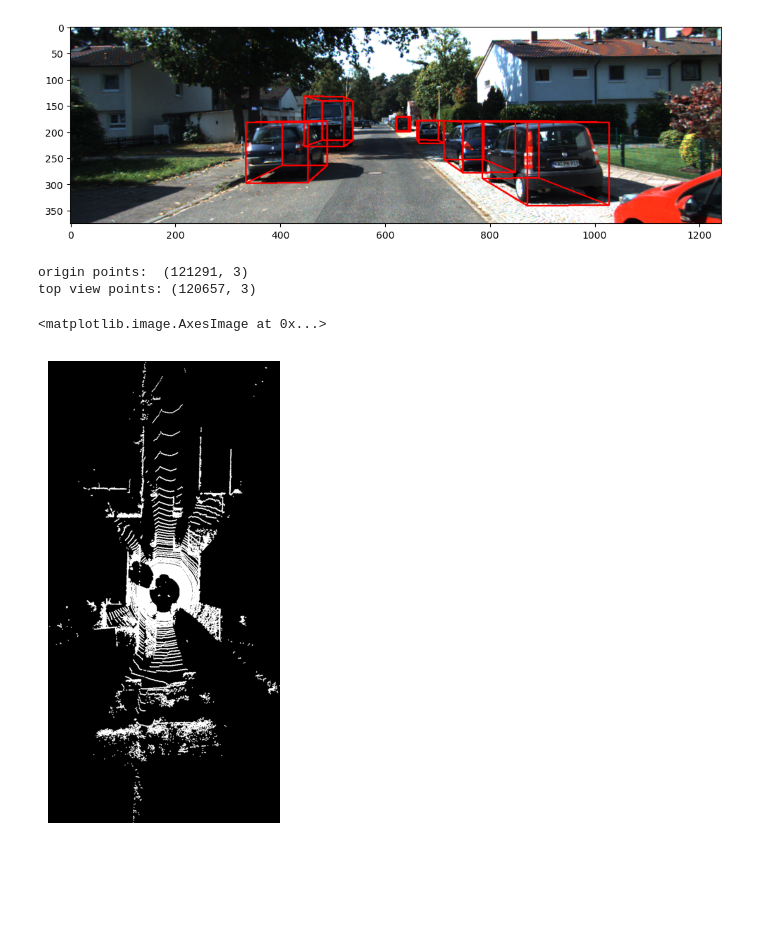
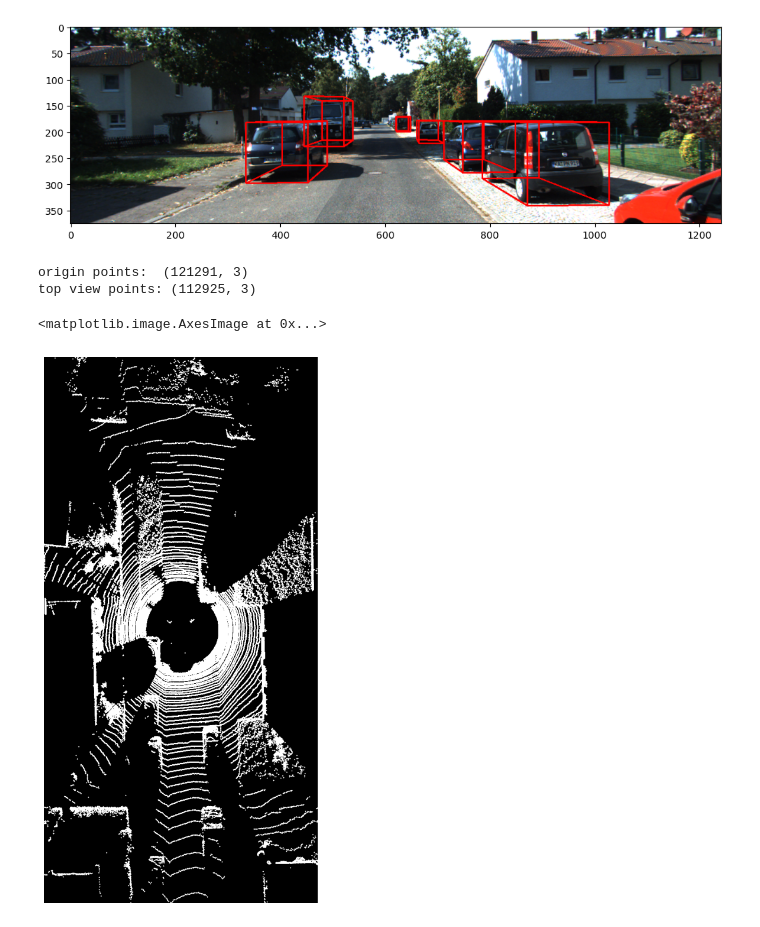
Before and after one commit to Shinwon-Kang/sensor_fusion, a Jupyter notebook: ipynb/kitti_utils.ipynb, the cells around one changed output. Cells and saved outputs as stored; diff of their text form; code cells hidden in the pictures; blank space fills up the shorter version.

```diff
--- a/ipynb/kitti_utils.ipynb
+++ b/ipynb/kitti_utils.ipynb
@@ -207,34 +207,36 @@ plt.imshow(object_3d_on_image)
 [figure]
 # %%
 # top view
+
+ratio = 0.05
 
 img_width = 600
 img_height = 1200
 
 top_view = np.zeros((img_height, img_width, 3), dtype=np.uint8)
 
 print('origin points: ', points.shape)
 
 img_points = points.copy()
-img_points[:, 1] = (points[:, 0] / 0.1) + img_height / 2
-img_points[:, 0] = (points[:, 1] / 0.1) + img_width / 2
+img_points[:, 1] = (points[:, 0] / ratio) + img_height / 2
+img_points[:, 0] = (points[:, 1] / ratio) + img_width / 2
 
 inds = np.where((img_points[:, 0] < img_width) & (img_points[:, 0] >= 0) &
                     (img_points[:, 1] < img_height) & (img_points[:, 1] >= 0))[0]
 
 top_view_points = img_points[inds, :]
 print('top view points:', top_view_points.shape)
 
 for point in top_view_points:
     cv2.circle(top_view, (int(point[0]), int(point[1])), 1, (255, 255, 255), -1)
 
-plt.figure(figsize=(6, 6))
+plt.figure(figsize=(12, 12))
 plt.axis('off')
-plt.imshow(top_view, origin='lower')
+plt.imshow(top_view)
 # %% [output]
 origin points:  (121291, 3)
-top view points: (120657, 3)
+top view points: (112925, 3)
 <matplotlib.image.AxesImage at 0x...>
-[figure, old version]
+[figure, new version]
 # %%
 # object box on top view
```
Also changed, not shown: parts of 1 cell of this notebook.
